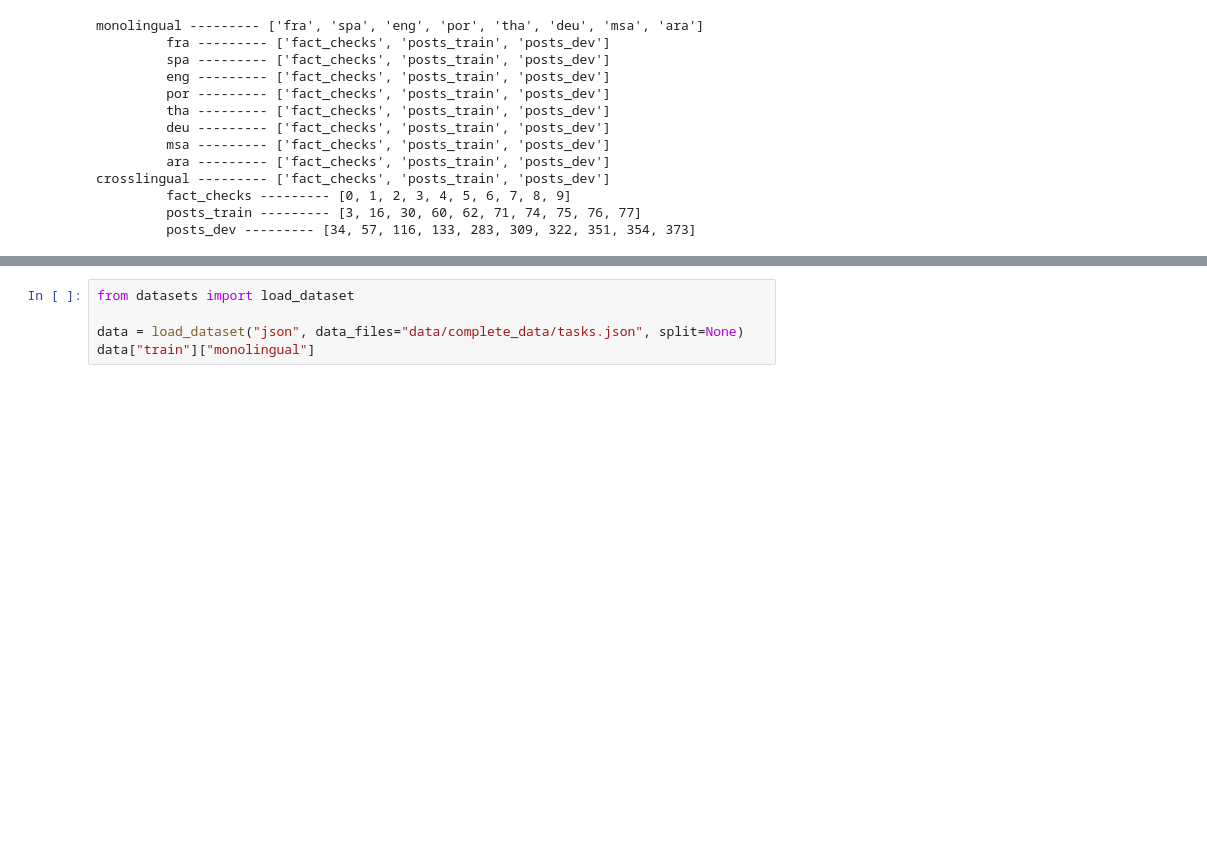
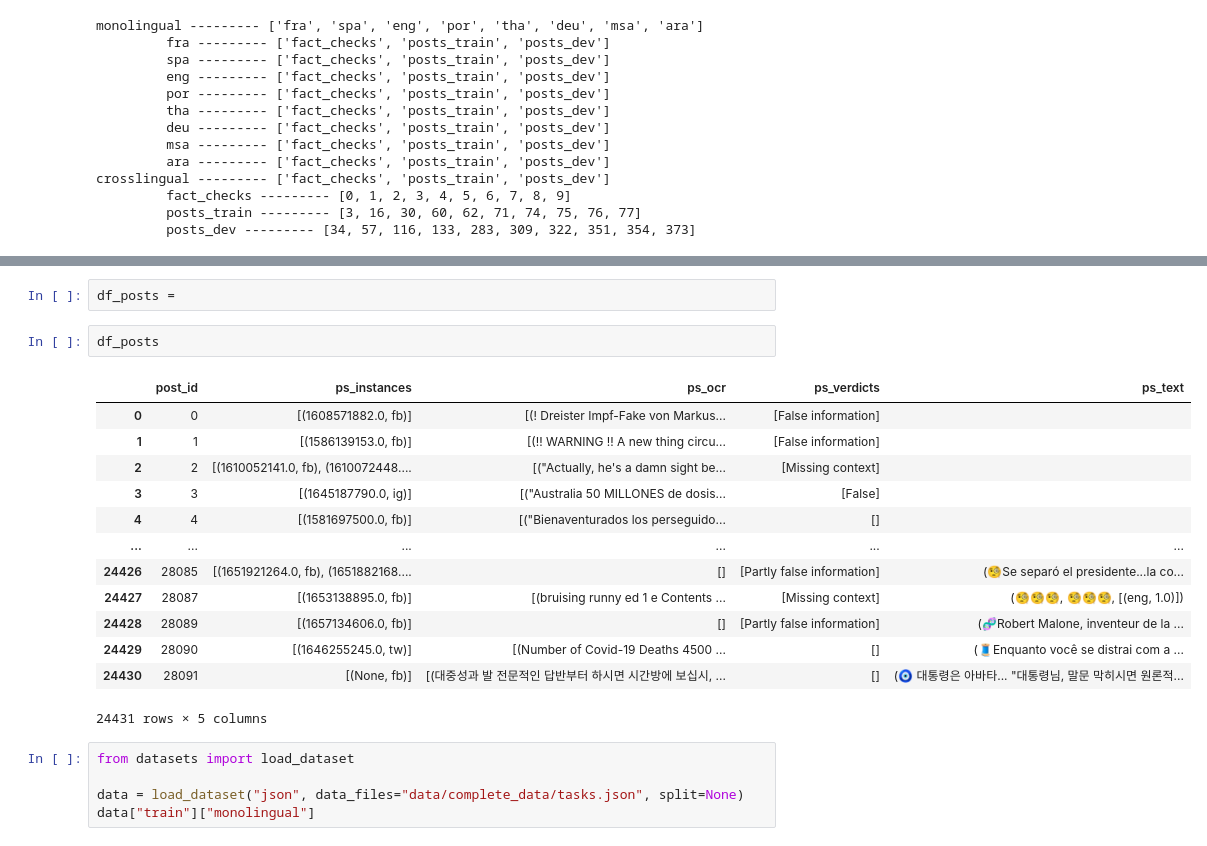
Before and after one commit to BecTome/semeval25-FactCheckedClaimRetrieval, a Jupyter notebook: nbs/data_exploration/data_thinking.ipynb, the cells around one changed output, grey strips where cells are left out. Drawn from its saved outputs; the diff is of its cells as text; blank space fills up the shorter version.

```diff
--- a/nbs/data_exploration/data_thinking.ipynb
+++ b/nbs/data_exploration/data_thinking.ipynb
@@ -32,3 +298,21 @@ crosslingual --------- ['fact_checks', 'posts_train', 'posts_dev']
+# %%
+df_posts =
+# %%
+df_posts
+# %% [output]
+|  | post_id | ps_instances | ps_ocr | ps_verdicts | ps_text |
+| 0 | 0 | [(1608571882.0, fb)] | [(! Dreister Impf-Fake von Markus... | [False information] |  |
+| 1 | 1 | [(1586139153.0, fb)] | [(!! WARNING !! A new thing circu... | [False information] |  |
+| 2 | 2 | [(1610052141.0, fb), (1610072448.... | [("Actually, he's a damn sight be... | [Missing context] |  |
+| 3 | 3 | [(1645187790.0, ig)] | [("Australia 50 MILLONES de dosis... | [False] |  |
+| 4 | 4 | [(1581697500.0, fb)] | [("Bienaventurados los perseguido... | [] |  |
+| ... | ... | ... | ... | ... | ... |
+| 24426 | 28085 | [(1651921264.0, fb), (1651882168.... | [] | [Partly false information] | (🧐Se separó el presidente...la co... |
+| 24427 | 28087 | [(1653138895.0, fb)] | [(bruising runny ed 1 e Contents ... | [Missing context] | (🧐🧐🧐, 🧐🧐🧐, [(eng, 1.0)]) |
+| 24428 | 28089 | [(1657134606.0, fb)] | [] | [Partly false information] | (🧬Robert Malone, inventeur de la ... |
+| 24429 | 28090 | [(1646255245.0, tw)] | [(Number of Covid-19 Deaths 4500 ... | [] | (🧵Enquanto você se distrai com a ... |
+| 24430 | 28091 | [(None, fb)] | [(대중성과 발 전문적인 답반부터 하시면 시간방에 보십시, ... | [] | (🧿 대통령은 아바타... "대통령님, 말문 막히시면 원론적... |
+24431 rows × 5 columns
 # %%
 from datasets import load_dataset
 
```
Also changed, not shown: parts of 14 cells of this notebook.
